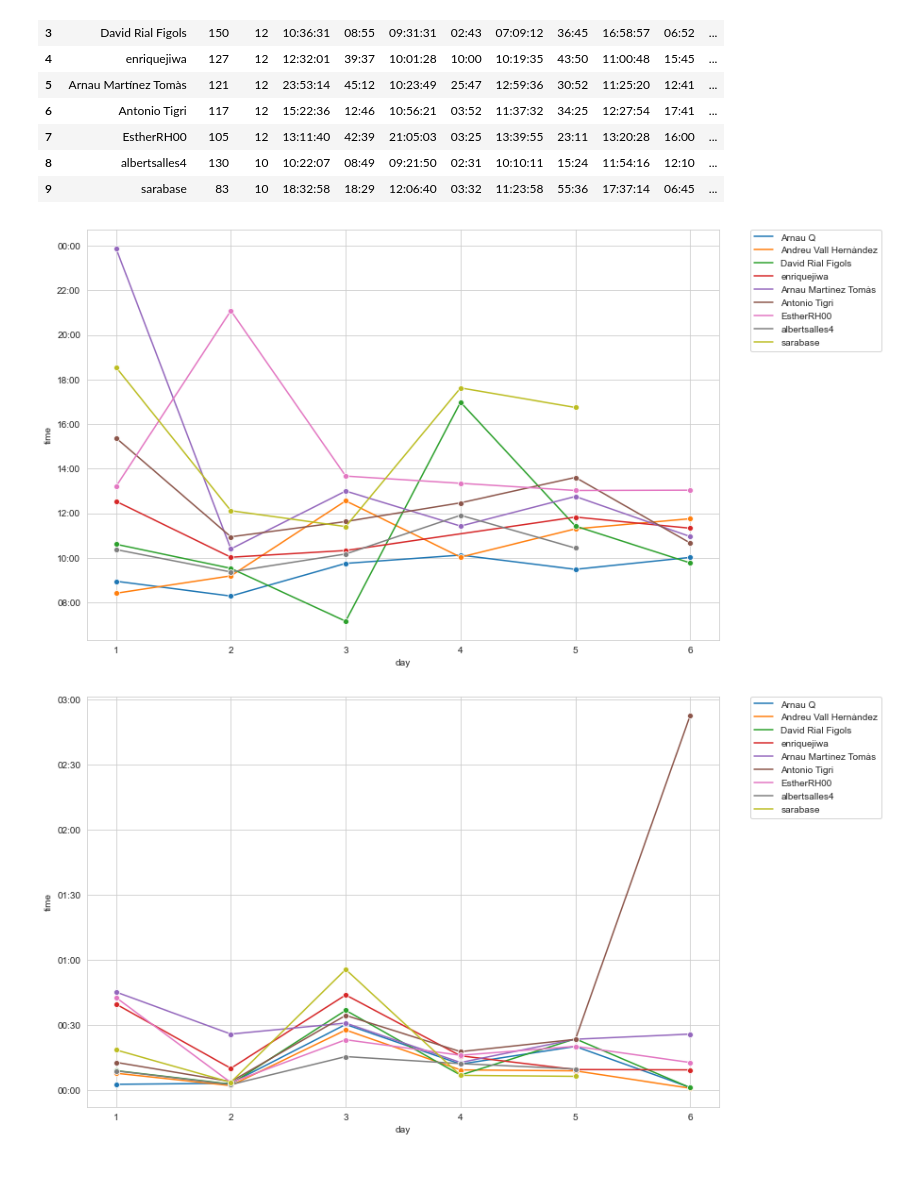
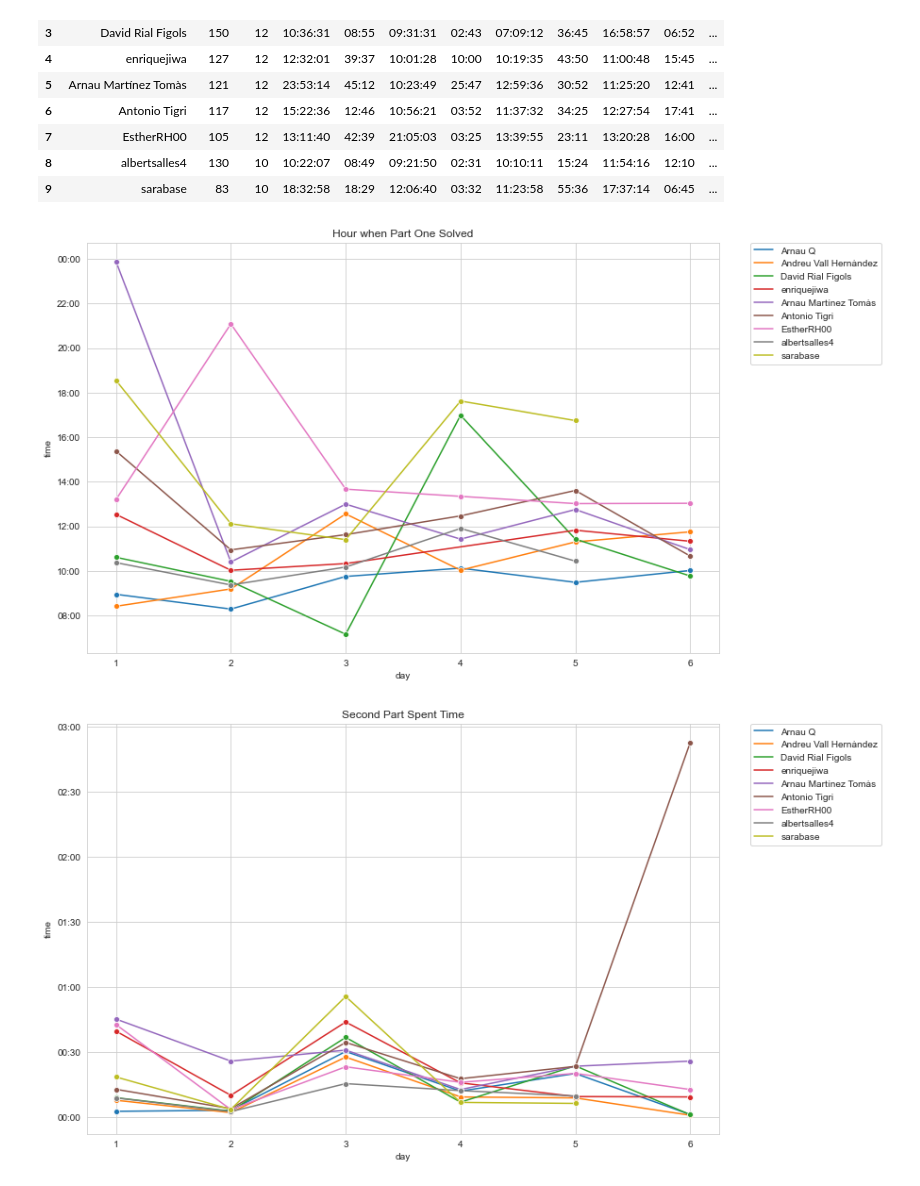
Before and after one commit to andreu-vall/advent-of-code-2021, a Jupyter notebook: leaderboard/statics_plots.ipynb, the cells around one changed output. Cells and saved outputs as stored; diff of their text form; code cells hidden in the pictures.

```diff
--- a/leaderboard/statics_plots.ipynb
+++ b/leaderboard/statics_plots.ipynb
@@ -24,34 +24,36 @@ import pandas as pd
 
 days = int(df.columns[-2].split('.')[0])
 
 n_days = int(df.columns[-2].split('.')[0])
 too_far = datetime.strptime(f'2/12/{year} 06', '%d/%m/%Y %H')
 
 times_data = []
 for _, row in df.iterrows():
     for day in range(1, n_days+1):
         date = row[f'{day}.1']
         if not pd.isnull(date):
             time = date-pd.Timedelta(day-1, unit='d')
             if time < too_far:
                 times_data.append({'name': row['name'], 'day': day, 'time': time})
 
 times = pd.DataFrame(times_data)
 
 plt.figure(figsize=(12,8))
 
 sns.set_style("whitegrid")
 
 ax = sns.lineplot(data=times, x='day', y='time', hue='name', marker='o')
 
+ax.set_title('Hour when Part One Solved')
+
 ax.set_xticks(range(1, days+1))
 ax.yaxis.set_major_formatter(md.DateFormatter('%H:%M'))
 
 plt.legend(bbox_to_anchor=(1.05, 1), loc=2, borderaxespad=0)
 
 plt.savefig('static_plots/part1.png', bbox_inches='tight')
 # %% [output]
-[figure, old version]
+[figure, new version]
 # %%
 base = datetime.strptime('1/12/21', '%d/%m/%y')
 
@@ -70,12 +72,13 @@ ax = sns.lineplot(data=times, x='day', y='time', hue='name', marker='o')
 
 ax.set_xticks(range(1, days+1))
 ax.yaxis.set_major_formatter(md.DateFormatter('%H:%M'))
+ax.set_title('Second Part Spent Time')
 
 plt.legend(bbox_to_anchor=(1.05, 1), loc=2, borderaxespad=0)
 
 plt.savefig('static_plots/part2.png', bbox_inches='tight')
 # %% [output]
-[figure, old version]
+[figure, new version]
 # %%
 times_data = []
 for _, row in acc_times.iterrows():
```
Also changed, not shown: parts of 1 cell of this notebook, 4 other files.
